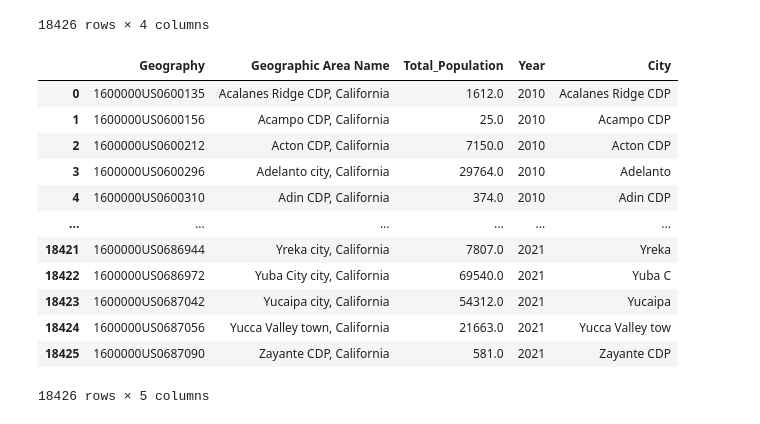
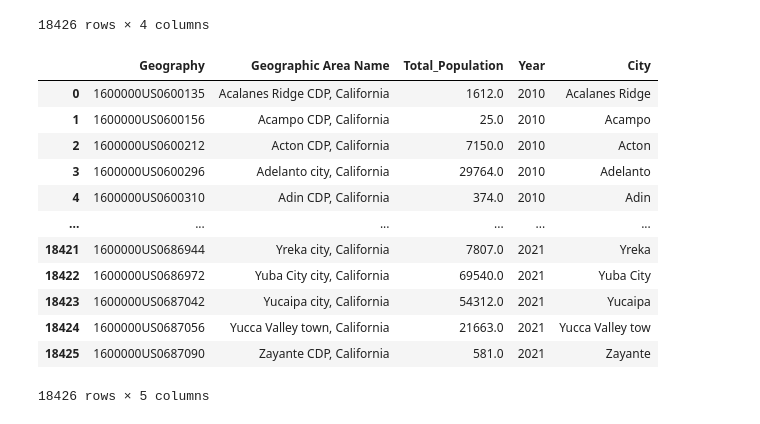
Before and after one commit to SarahEGood/ca_city_density, a Jupyter notebook: data_preparation.ipynb, the cells around one changed output. Saved outputs shown, nothing was run; the diff lists cells and outputs as text; code cells hidden in the pictures.

```diff
--- a/data_preparation.ipynb
+++ b/data_preparation.ipynb
@@ -45,19 +48,19 @@ base_df
 | 18425 | 1600000US0687090 | Zayante CDP, California | 581.0 | 2021 |
 18426 rows × 4 columns
 # %%
-base_df['City'] = base_df['Geographic Area Name'].map(lambda x: x.rstrip(', California').rstrip(' city'))
+base_df['City'] = base_df['Geographic Area Name'].map(lambda x: x.rstrip(', California').rstrip('CDP').rstrip('city').strip())
 base_df
 # %% [output]
 |  | Geography | Geographic Area Name | Total_Population | Year | City |
-| 0 | 1600000US0600135 | Acalanes Ridge CDP, California | 1612.0 | 2010 | Acalanes Ridge CDP |
-| 1 | 1600000US0600156 | Acampo CDP, California | 25.0 | 2010 | Acampo CDP |
-| 2 | 1600000US0600212 | Acton CDP, California | 7150.0 | 2010 | Acton CDP |
+| 0 | 1600000US0600135 | Acalanes Ridge CDP, California | 1612.0 | 2010 | Acalanes Ridge |
+| 1 | 1600000US0600156 | Acampo CDP, California | 25.0 | 2010 | Acampo |
+| 2 | 1600000US0600212 | Acton CDP, California | 7150.0 | 2010 | Acton |
 | 3 | 1600000US0600296 | Adelanto city, California | 29764.0 | 2010 | Adelanto |
-| 4 | 1600000US0600310 | Adin CDP, California | 374.0 | 2010 | Adin CDP |
+| 4 | 1600000US0600310 | Adin CDP, California | 374.0 | 2010 | Adin |
 | ... | ... | ... | ... | ... | ... |
 | 18421 | 1600000US0686944 | Yreka city, California | 7807.0 | 2021 | Yreka |
-| 18422 | 1600000US0686972 | Yuba City city, California | 69540.0 | 2021 | Yuba C |
+| 18422 | 1600000US0686972 | Yuba City city, California | 69540.0 | 2021 | Yuba City |
 | 18423 | 1600000US0687042 | Yucaipa city, California | 54312.0 | 2021 | Yucaipa |
 | 18424 | 1600000US0687056 | Yucca Valley town, California | 21663.0 | 2021 | Yucca Valley tow |
-| 18425 | 1600000US0687090 | Zayante CDP, California | 581.0 | 2021 | Zayante CDP |
+| 18425 | 1600000US0687090 | Zayante CDP, California | 581.0 | 2021 | Zayante |
 18426 rows × 5 columns
```
Also changed, not shown: parts of 8 cells of this notebook, 8 other files.
